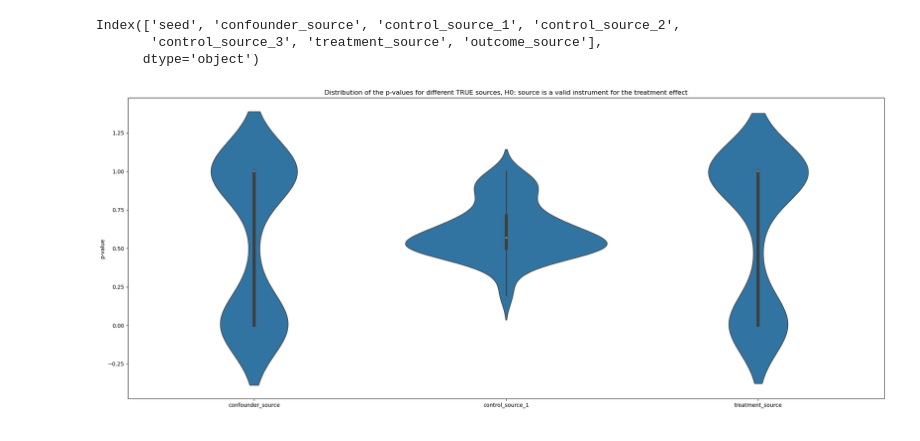
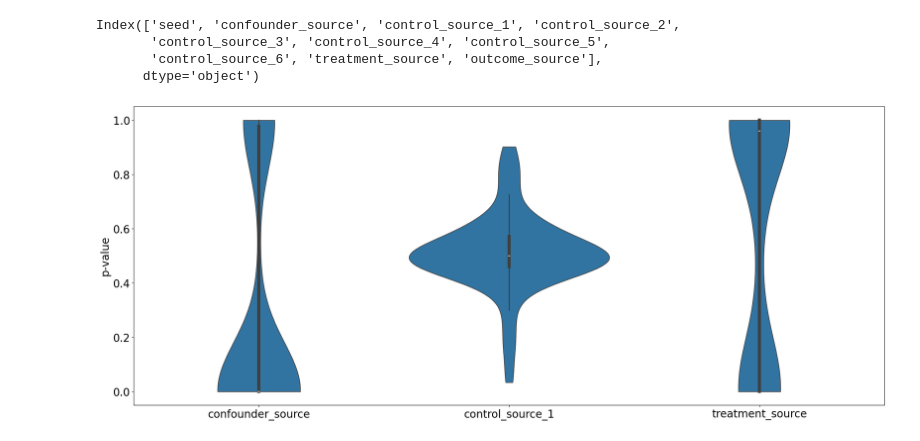
Before and after one commit to malo4300/ICA_IV, a Jupyter notebook: plots_iv_test.ipynb, the cells around one changed output. Drawn from its saved outputs; the diff is of its cells as text; code cells hidden in the pictures.

```diff
--- a/plots_iv_test.ipynb
+++ b/plots_iv_test.ipynb
@@ -4,7 +4,7 @@ import pandas as pd
 import matplotlib.pyplot as plt
 import numpy as np
 # %%
-p_values = pd.read_csv("IV_test_results/p_values_using_true_signals.csv", index_col=0)
+p_values = pd.read_csv("IV_test_results/p_values_using_true_signals_large_DAG.csv", index_col=0)
 # %%
 new_col_names = ["seed"]
 new_col_names.append("confounder_source")
@@ -18,7 +18,8 @@ p_values.columns = new_col_names
 p_values.columns
 # %% [output]
 Index(['seed', 'confounder_source', 'control_source_1', 'control_source_2',
-       'control_source_3', 'treatment_source', 'outcome_source'],
+       'control_source_3', 'control_source_4', 'control_source_5',
+       'control_source_6', 'treatment_source', 'outcome_source'],
       dtype='object')
 # %%
 long_df = p_values.melt(id_vars="seed")
@@ -26,10 +27,13 @@ long_df = p_values.melt(id_vars="seed")
 long_df_subset = long_df.loc[long_df["variable"].isin(["confounder_source","control_source_1", "treatment_source"])]
 # %%
 plt.figure(figsize= (25,10))
-plt.title("Distribution of the p-values for different TRUE sources, H0: source is a valid instrument for the treatment effect")
-sns.violinplot(long_df_subset, x = "variable", y = "value", inner = "box")
+#plt.title("Distribution of the p-values for different TRUE sources, H0: source is a valid instrument for the treatment effect")
+sns.violinplot(long_df_subset, x = "variable", y = "value", inner = "box", cut = 0)
 plt.xlabel("")
-plt.ylabel("p-value")
+plt.ylabel("p-value", fontsize = 20)
+plt.xticks(fontsize=20)
+plt.yticks(fontsize =20)
+
 plt.show()
 # %% [output]
-[figure, old version]
+[figure, new version]
```
Also changed, not shown: parts of 6 cells of this notebook, 17 other files.
